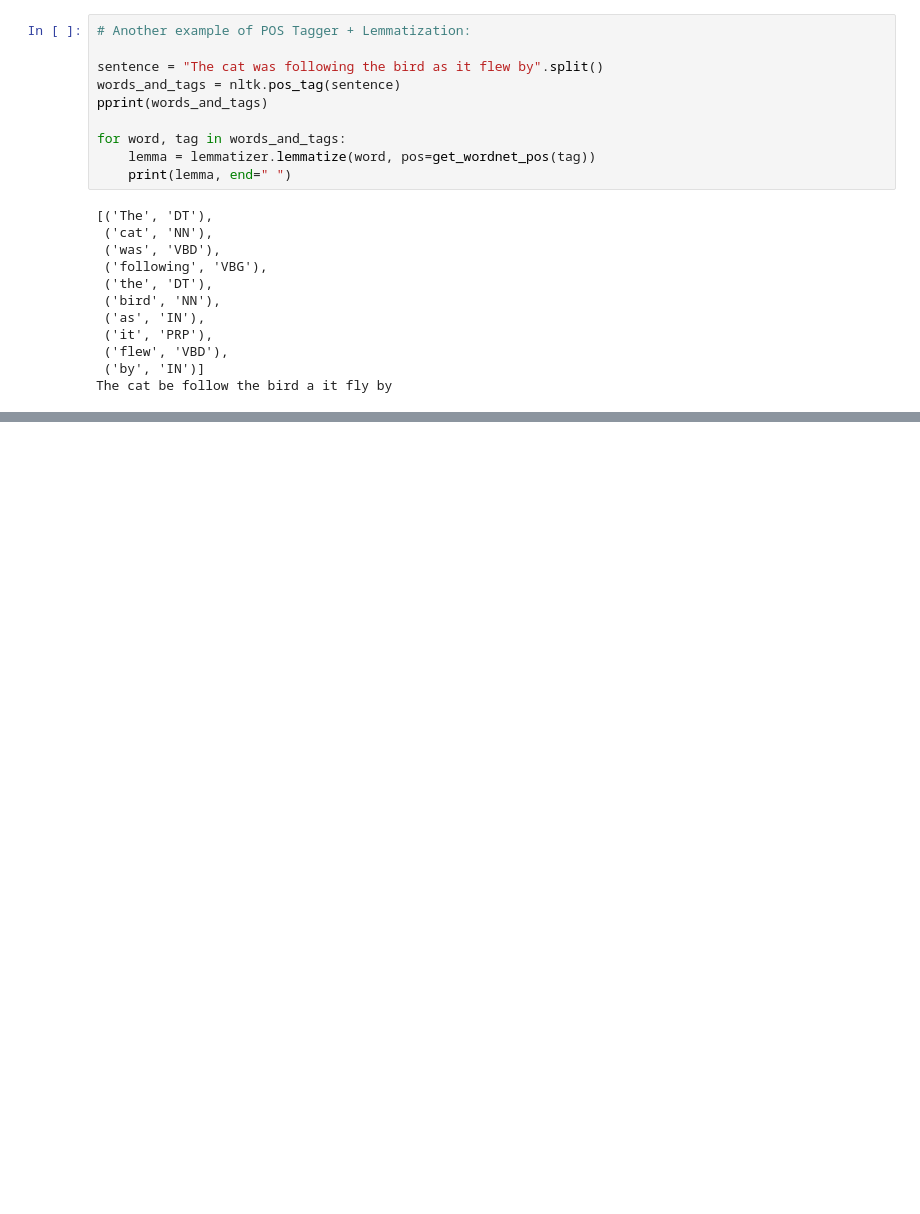
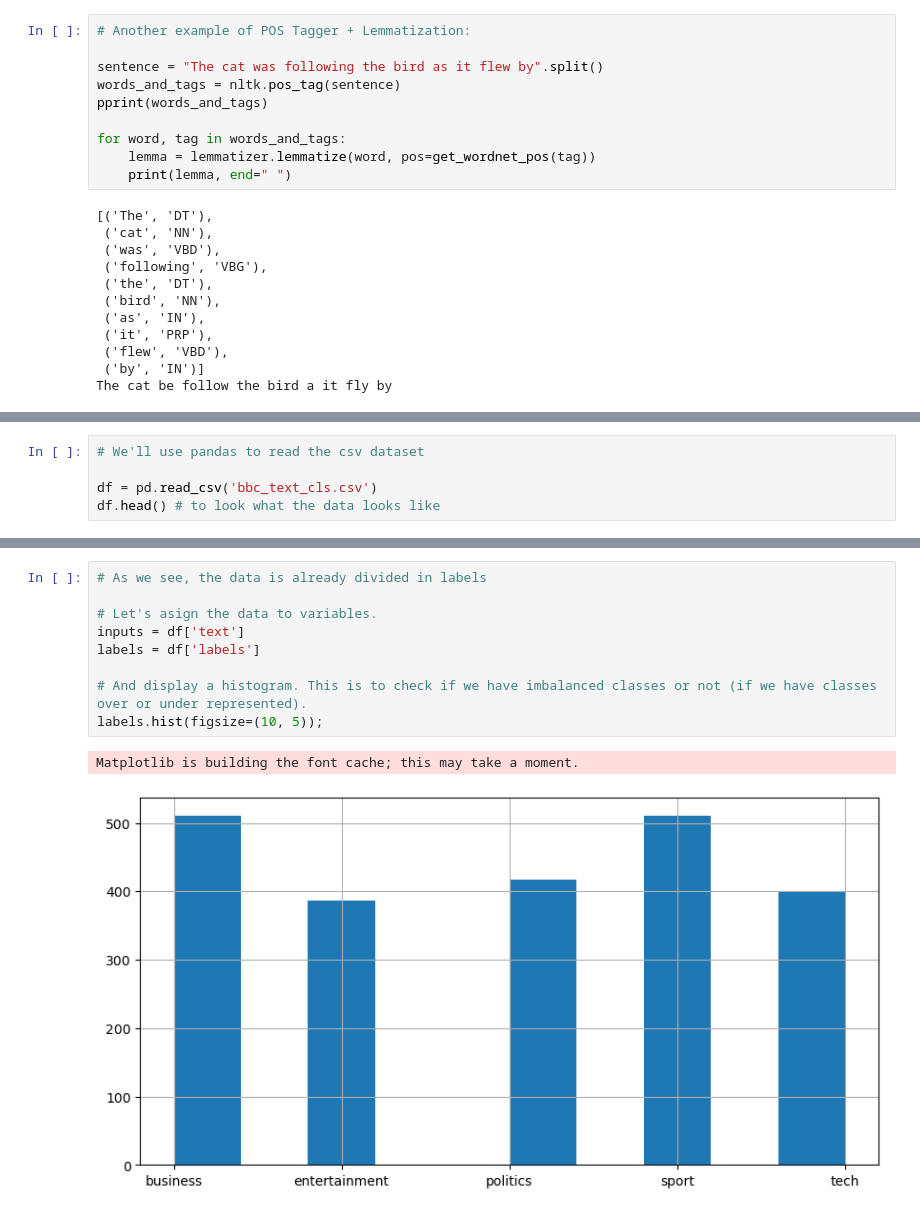
Before and after one commit to Faelwen/NLP-in-Python, a Jupyter notebook: Section 03 - Vector Models and Text Preprocessing.ipynb, the cells around one changed output, grey strips where cells are left out. Saved outputs shown, nothing was run; the diff lists cells and outputs as text; blank space fills up the shorter version.

```diff
--- a/Section 03 - Vector Models and Text Preprocessing.ipynb
+++ b/Section 03 - Vector Models and Text Preprocessing.ipynb
@@ -329,0 +380,5 @@ The cat be follow the bird a it fly by
+# %%
+# We'll use pandas to read the csv dataset
+
+df = pd.read_csv('bbc_text_cls.csv')
+df.head() # to look what the data looks like
@@ -329,0 +392,12 @@ The cat be follow the bird a it fly by
+# %%
+# As we see, the data is already divided in labels
+
+# Let's asign the data to variables.
+inputs = df['text']
+labels = df['labels']
+
+# And display a histogram. This is to check if we have imbalanced classes or not (if we have classes over or under represented).
+labels.hist(figsize=(10, 5));
+# %% [output]
+Matplotlib is building the font cache; this may take a moment.
+[figure, added]
```
Also changed, not shown: parts of 19 cells of this notebook, 1 other file.
